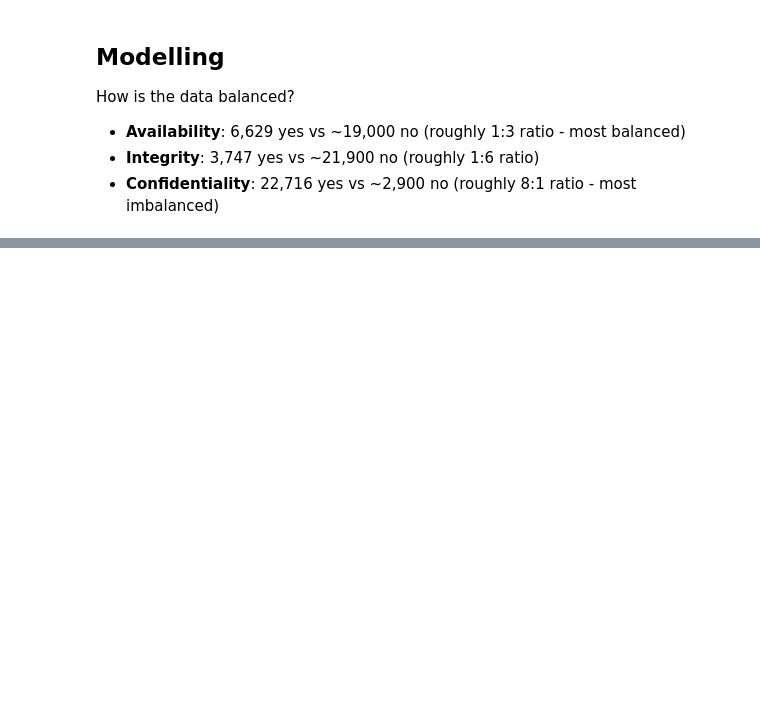
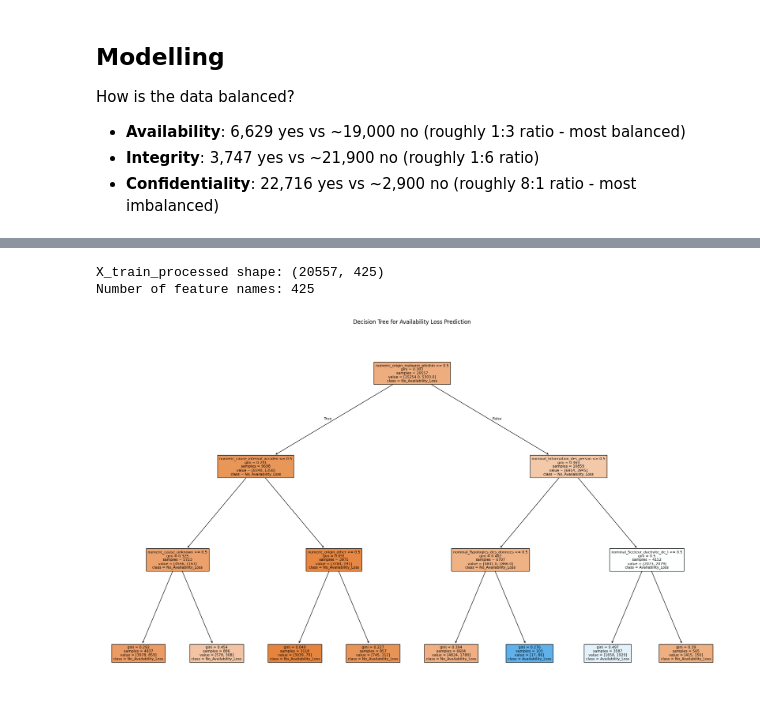
Before and after one commit to thompsonson/ML_PROJECTS, a Jupyter notebook: 09_CyberRisk_Breaches/D.ipynb, the cells around one changed output, grey strips where cells are left out. Cells and saved outputs as stored; diff of their text form; code cells hidden in the pictures; blank space fills up the shorter version.

```diff
--- a/09_CyberRisk_Breaches/D.ipynb
+++ b/09_CyberRisk_Breaches/D.ipynb
@@ -287,0 +504,54 @@ How is the data balanced?
+# %%
+# Generate visualisation of the decision tree
+from sklearn.tree import plot_tree
+import re
+
+def clean_feature_name(name):
+    # Remove all accent characters and special symbols
+    name = re.sub(r'[àáâãäåæ]', 'a', name)
+    name = re.sub(r'[èéêë]', 'e', name)
+    name = re.sub(r'[ìíîï]', 'i', name)
+    name = re.sub(r'[òóôõö]', 'o', name)
+    name = re.sub(r'[ùúûü]', 'u', name)
+    name = re.sub(r'[ç]', 'c', name)
+
+    # Remove problematic punctuation
+    name = re.sub(r"[''\"\"`;,]", "", name)
+
+    # Replace spaces and special chars with underscores
+    name = re.sub(r'[^\w]', '_', name)
+
+    # Remove multiple underscores and shorten
+    name = re.sub(r'_+', '_', name)
+    return name[:30]  # Truncate to 30 chars
+
+# Get preprocessed training data
+X_train_processed = pipeline.named_steps['preprocessor'].transform(X_train)
+
+# Convert sparse matrix to dense if needed
+if hasattr(X_train_processed, 'toarray'):
+    X_train_processed = X_train_processed.toarray()
+
+# Get the actual feature names from the fitted preprocessor
+actual_feature_names = pipeline.named_steps['preprocessor'].get_feature_names_out()
+clean_feature_names = [clean_feature_name(name) for name in actual_feature_names]
+
+# Verify dimensions match
+print(f"X_train_processed shape: {X_train_processed.shape}")
+print(f"Number of feature names: {len(clean_feature_names)}")
+
+# Fit the simple tree on preprocessed data
+simple_tree = DecisionTreeClassifier(max_depth=3, random_state=42)
+simple_tree.fit(X_train_processed, y_train)
+
+plt.figure(figsize=(25,15))
+plot_tree(simple_tree, filled=True,
+          feature_names=clean_feature_names,
+          class_names=['No_Availability_Loss', 'Availability_Loss'],
+          fontsize=8)
+plt.title('Decision Tree for Availability Loss Prediction')
+plt.show()
+# %% [output]
+X_train_processed shape: (20557, 425)
+Number of feature names: 425
+[figure, added]
```
Also changed, not shown: parts of 13 cells of this notebook.
